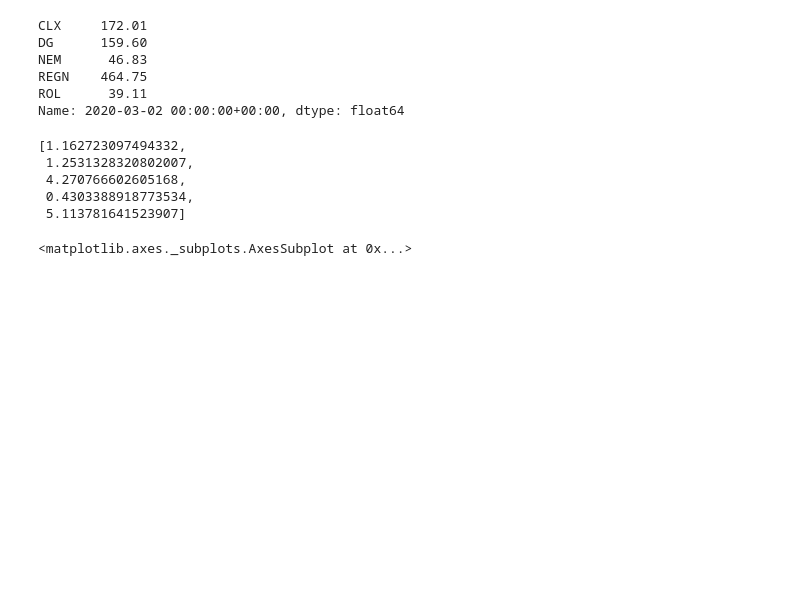
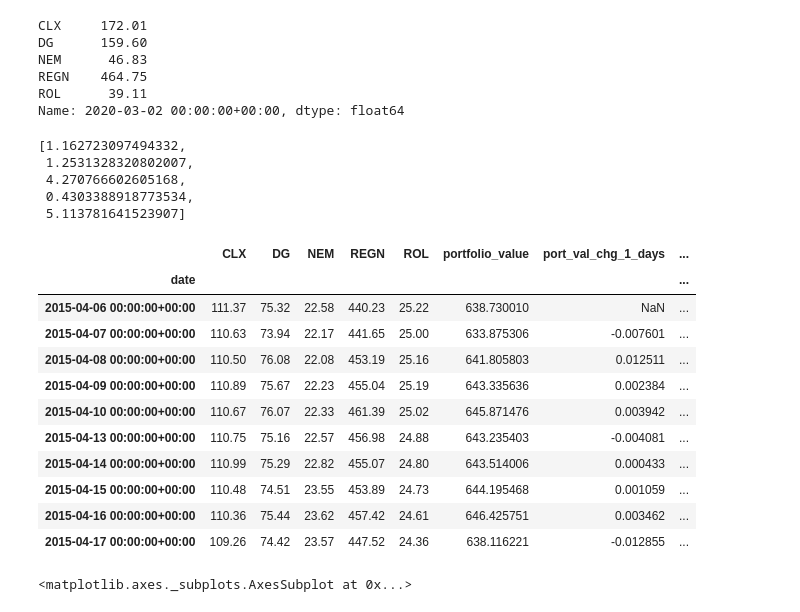
Before and after one commit to sselvakularanjan/FinTech-Project-2, a Jupyter notebook: jjp-MSR-MoM-01.ipynb, the cells around one changed output. Drawn from its saved outputs; the diff is of its cells as text; code cells hidden in the pictures; blank space fills up the shorter version.

```diff
--- a/jjp-MSR-MoM-01.ipynb
+++ b/jjp-MSR-MoM-01.ipynb
@@ -612,5 +637,30 @@ portfolio_weights2
 # %%
 #create a column for portfolio value over time based on weight of stocks above
 short_stocks2["portfolio_value"] = short_stocks2.dot(portfolio_weights2)
+# %%
+#create a columns for percent change 1 day and 5 days
+short_stocks2["port_val_chg_1_days"] = short_stocks2.portfolio_value.pct_change(periods=1)
+short_stocks2["port_val_chg_5_days"] = short_stocks2.portfolio_value.pct_change(periods=5)
+# %%
+#create a column for portfolio value over time based on weight of stocks above
+bin_list2 = []
+bin_list2 = short_stocks2["port_val_chg_5_days"].tolist()
+bin_calc2 = [1 if v >= 0 else 0 for v in bin_list2]
+short_stocks2["port_val_chg_5_days_bin"] = bin_calc2
+# %%
+short_stocks2.head(10)
+# %% [output]
+|  | CLX | DG | NEM | REGN | ROL | portfolio_value | port_val_chg_1_days | ... |
+| date |  |  |  |  |  |  |  | ... |
+| 2015-04-06 00:00:00+00:00 | 111.37 | 75.32 | 22.58 | 440.23 | 25.22 | 638.730010 | NaN | ... |
+| 2015-04-07 00:00:00+00:00 | 110.63 | 73.94 | 22.17 | 441.65 | 25.00 | 633.875306 | -0.007601 | ... |
+| 2015-04-08 00:00:00+00:00 | 110.50 | 76.08 | 22.08 | 453.19 | 25.16 | 641.805803 | 0.012511 | ... |
+| 2015-04-09 00:00:00+00:00 | 110.89 | 75.67 | 22.23 | 455.04 | 25.19 | 643.335636 | 0.002384 | ... |
+| 2015-04-10 00:00:00+00:00 | 110.67 | 76.07 | 22.33 | 461.39 | 25.02 | 645.871476 | 0.003942 | ... |
+| 2015-04-13 00:00:00+00:00 | 110.75 | 75.16 | 22.57 | 456.98 | 24.88 | 643.235403 | -0.004081 | ... |
+| 2015-04-14 00:00:00+00:00 | 110.99 | 75.29 | 22.82 | 455.07 | 24.80 | 643.514006 | 0.000433 | ... |
+| 2015-04-15 00:00:00+00:00 | 110.48 | 74.51 | 23.55 | 453.89 | 24.73 | 644.195468 | 0.001059 | ... |
+| 2015-04-16 00:00:00+00:00 | 110.36 | 75.44 | 23.62 | 457.42 | 24.61 | 646.425751 | 0.003462 | ... |
+| 2015-04-17 00:00:00+00:00 | 109.26 | 74.42 | 23.57 | 447.52 | 24.36 | 638.116221 | -0.012855 | ... |
 # %%
 #create csv of close prices and portfolio weight for chosen stocks
```
Also changed, not shown: parts of 7 cells of this notebook.
